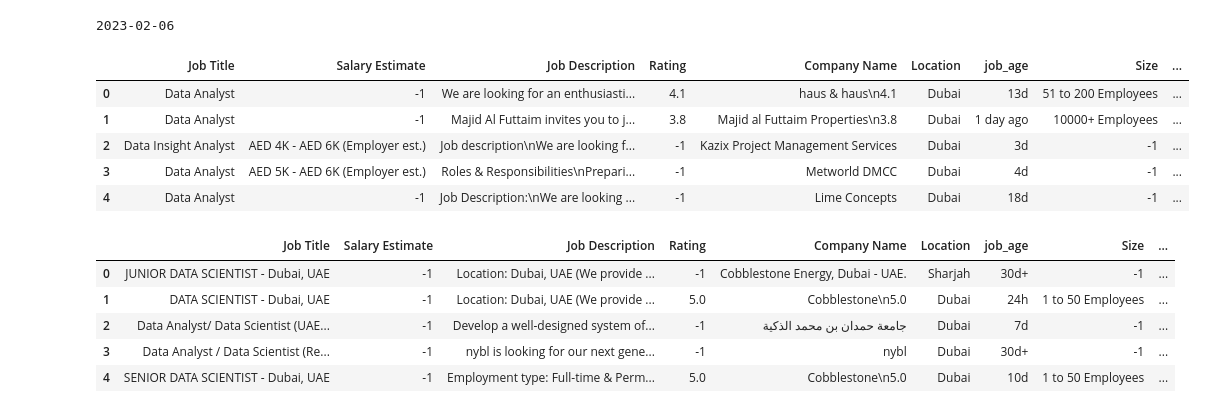
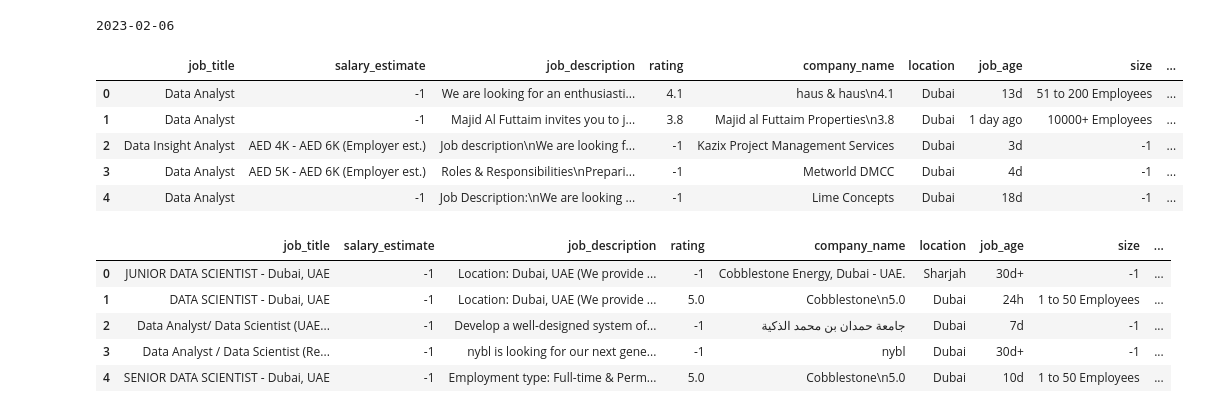
Before and after one commit to maslenkovas/ds_jobs_project, a Jupyter notebook: ds_salary.ipynb, the cells around one changed output. Cells and saved outputs as stored; diff of their text form; code cells hidden in the pictures.

```diff
--- a/ds_salary.ipynb
+++ b/ds_salary.ipynb
@@ -20,12 +16,15 @@ print(d)
 # %%
 with open('/Users/svetlanamaslenkova/Documents/DS_project/da_jobs_scraped.pkl', 'rb') as handle:
     da_jobs_df = pickle.load(handle)
 
 # add the column with the date of datascrapping
 da_jobs_df['date_scrapped'] = d
+# make the columns names convinient to use
+da_jobs_df.columns = da_jobs_df.columns.str.lower()
+da_jobs_df.columns = ['_'.join(col.split()) for col in da_jobs_df.columns.to_list()]
 da_jobs_df.head()
 # %% [output]
-|  | Job Title | Salary Estimate | Job Description | Rating | Company Name | Location | job_age | Size | ... |
+|  | job_title | salary_estimate | job_description | rating | company_name | location | job_age | size | ... |
 | 0 | Data Analyst | -1 | We are looking for an enthusiasti... | 4.1 | haus & haus\n4.1 | Dubai | 13d | 51 to 200 Employees | ... |
 | 1 | Data Analyst | -1 | Majid Al Futtaim invites you to j... | 3.8 | Majid al Futtaim Properties\n3.8 | Dubai | 1 day ago | 10000+ Employees | ... |
 | 2 | Data Insight Analyst | AED 4K - AED 6K (Employer est.) | Job description\nWe are looking f... | -1 | Kazix Project Management Services | Dubai | 3d | -1 | ... |
@@ -36,9 +35,12 @@ with open('/Users/svetlanamaslenkova/Documents/DS_project/ds_jobs_scraped.pkl',
     ds_jobs_df = pickle.load(handle)
 # add the column with the date of datascrapping
 ds_jobs_df['date_scrapped'] = d
+# make the columns names convinient to use
+ds_jobs_df.columns = ds_jobs_df.columns.str.lower()
+ds_jobs_df.columns = ['_'.join(col.split()) for col in ds_jobs_df.columns.to_list()]
 ds_jobs_df.head()
 # %% [output]
-|  | Job Title | Salary Estimate | Job Description | Rating | Company Name | Location | job_age | Size | ... |
+|  | job_title | salary_estimate | job_description | rating | company_name | location | job_age | size | ... |
 | 0 | JUNIOR DATA SCIENTIST - Dubai, UAE | -1 | Location: Dubai, UAE (We provide ... | -1 | Cobblestone Energy, Dubai - UAE. | Sharjah | 30d+ | -1 | ... |
 | 1 | DATA SCIENTIST - Dubai, UAE | -1 | Location: Dubai, UAE (We provide ... | 5.0 | Cobblestone\n5.0 | Dubai | 24h | 1 to 50 Employees | ... |
 | 2 | Data Analyst/ Data Scientist (UAE... | -1 | Develop a well-designed system of... | -1 | جامعة حمدان بن محمد الذكية | Dubai | 7d | -1 | ... |
```
Also changed, not shown: parts of 25 cells of this notebook, 6 other files.
